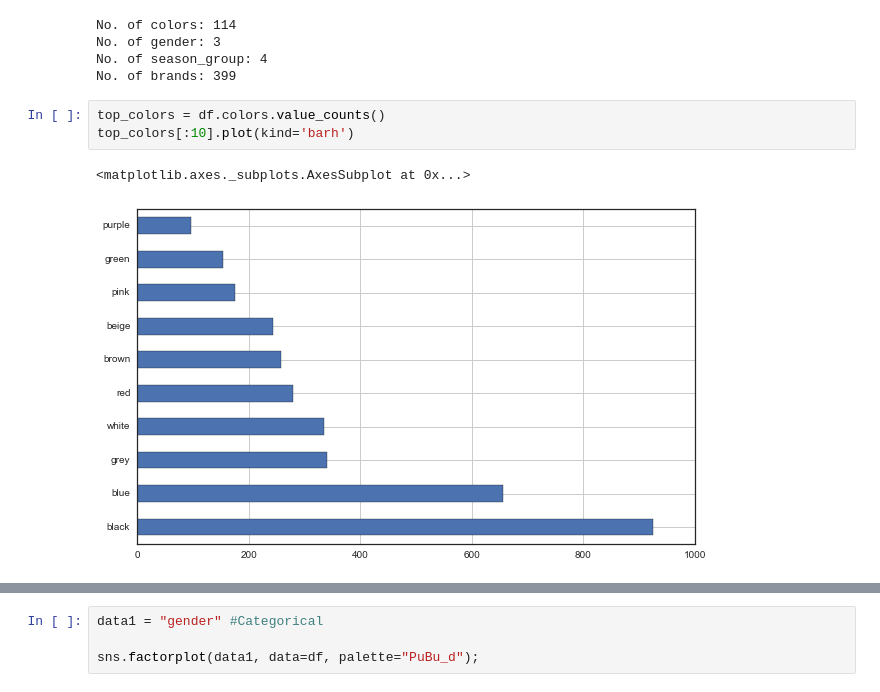
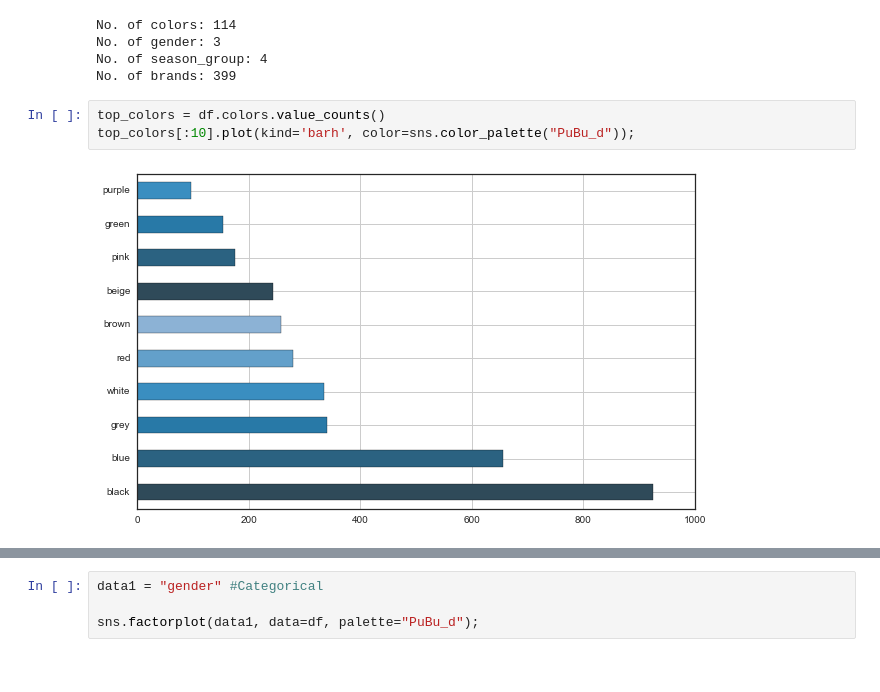
Before and after one commit to jthang/MachineLearningLab, a Jupyter notebook: pdt/lab_pdt.ipynb, the cells around one changed output, grey strips where cells are left out. Saved outputs shown, nothing was run; the diff lists cells and outputs as text.

```diff
--- a/pdt/lab_pdt.ipynb
+++ b/pdt/lab_pdt.ipynb
@@ -115,7 +115,6 @@ No. of season_group: 4
 No. of brands: 399
 # %%
 top_colors = df.colors.value_counts()
-top_colors[:10].plot(kind='barh')
+top_colors[:10].plot(kind='barh', color=sns.color_palette("PuBu_d"));
 # %% [output]
-<matplotlib.axes._subplots.AxesSubplot at 0x...>
-[figure, old version]
+[figure, new version]
```
Also changed, not shown: parts of 4 cells of this notebook.
